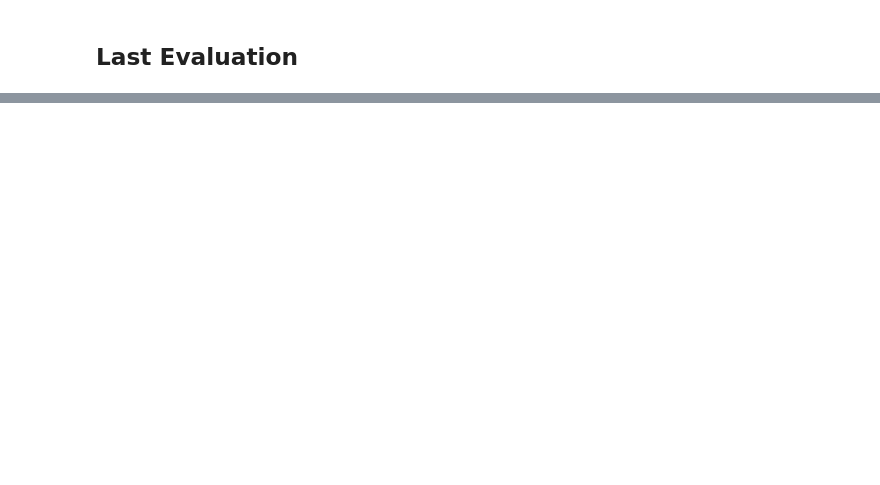
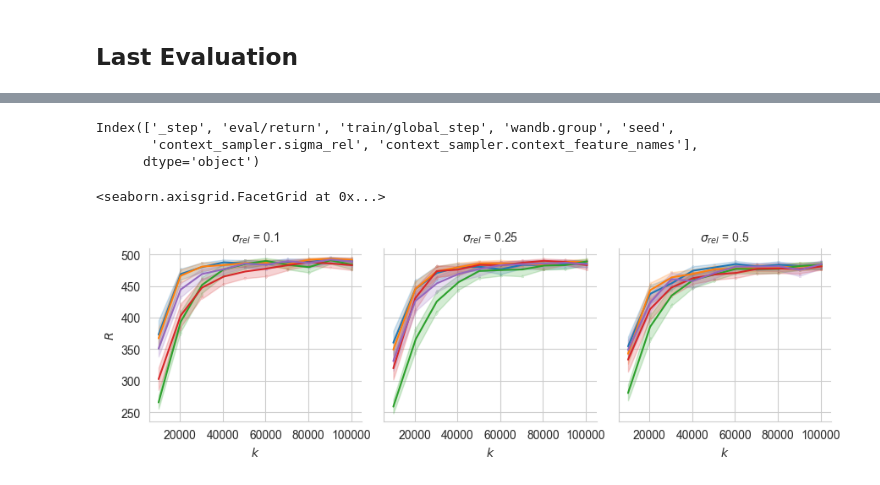
Before and after one commit to automl/CARL, a Jupyter notebook: experiments/evaluation/eval_benchmarking.ipynb, the cells around one changed output, grey strips where cells are left out. Drawn from its saved outputs; the diff is of its cells as text; code cells hidden in the pictures; blank space fills up the shorter version.

```diff
--- a/experiments/evaluation/eval_benchmarking.ipynb
+++ b/experiments/evaluation/eval_benchmarking.ipynb
@@ -455,0 +456,26 @@ grid.map_dataframe(sns.lineplot, x=wandb_key_translator["train/global_step"], y=
+# %%
+import numpy as np
+from tqdm import tqdm
+from collections import OrderedDict
+
+
+
+
+
+plot_df = load_plot_df(plot_data_fn=plot_data_fn)
+# plot_df = plot_df[plot_df["seed"] == 1]
+# plot_df = plot_df[plot_df["C"] == "['gravity']"]
+# group_keys = [wkt.get(k, k) for k in config_entries]
+
+
+
+group_keys = [wandb_key_translator["context_sampler.sigma_rel"]]
+
+grid = sns.FacetGrid(data=plot_df_transformed, col=group_keys[0])
+grid.map_dataframe(sns.lineplot, x=wandb_key_translator["train/global_step"], y=wandb_key_translator["eval/return"], hue=wandb_key_translator["wandb.group"])
+# %% [output]
+Index(['_step', 'eval/return', 'train/global_step', 'wandb.group', 'seed',
+       'context_sampler.sigma_rel', 'context_sampler.context_feature_names'],
+      dtype='object')
+<seaborn.axisgrid.FacetGrid at 0x...>
+[figure, added]
```
Also changed, not shown: parts of 11 cells of this notebook.
